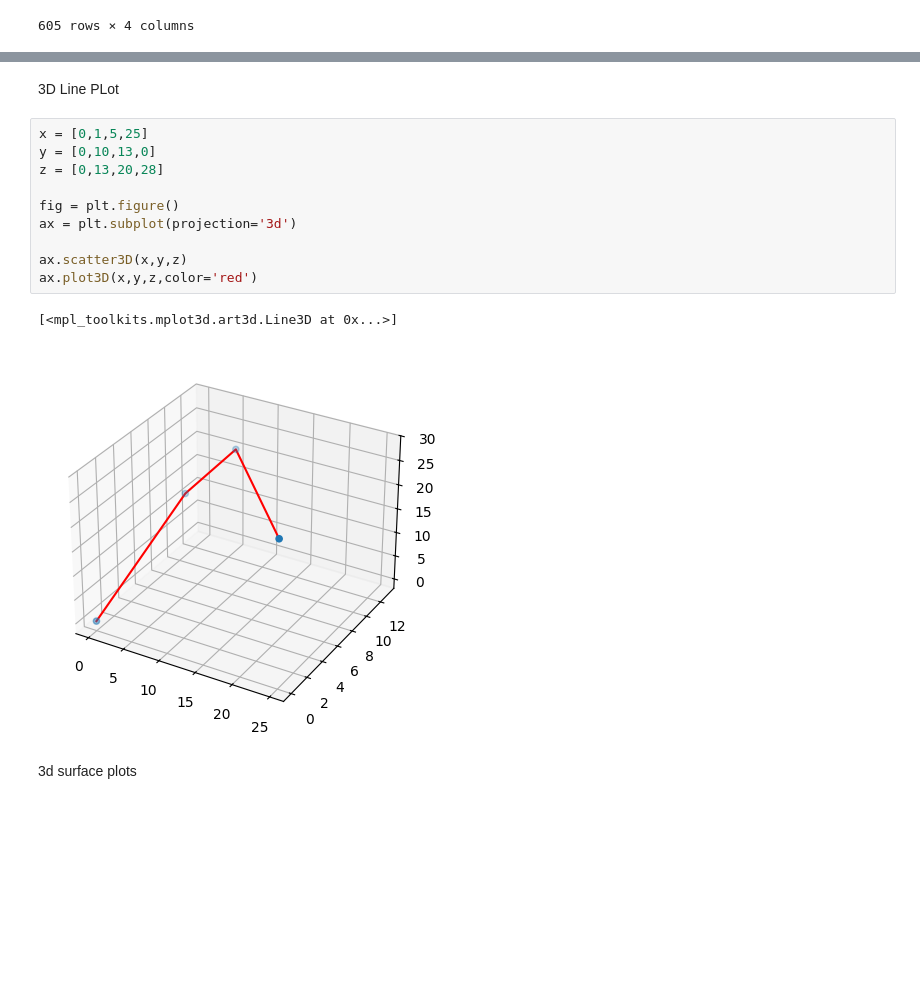
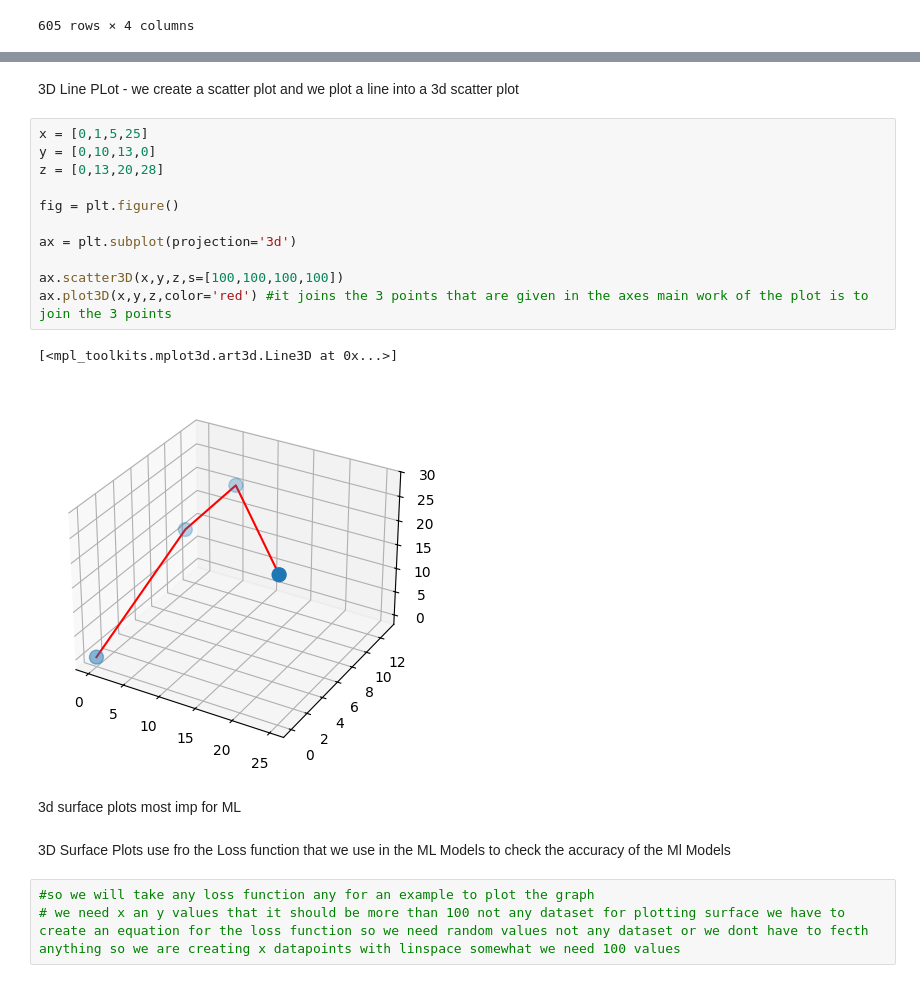
Before and after one commit to Vaidehi1005/MachineLearning, a Jupyter notebook: Matplotlib.ipynb, the cells around one changed output, grey strips where cells are left out. Drawn from its saved outputs; the diff is of its cells as text; blank space fills up the shorter version.

```diff
--- a/Matplotlib.ipynb
+++ b/Matplotlib.ipynb
@@ -773,20 +771,26 @@ ax.set_zlabel('Strike Rate')
 # %% [output]
 Text(0.5, 0, 'Strike Rate')
 [figure]
-# %% [markdown]
-3D Line PLot
+# %% [markdown]
+3D Line PLot - we create a scatter plot  and we plot a line into a 3d scatter plot
 # %%
 x = [0,1,5,25]
 y = [0,10,13,0]
 z = [0,13,20,28]
 
 fig = plt.figure()
+
 ax = plt.subplot(projection='3d')
 
-ax.scatter3D(x,y,z)
-ax.plot3D(x,y,z,color='red')
+ax.scatter3D(x,y,z,s=[100,100,100,100])
+ax.plot3D(x,y,z,color='red') #it joins the 3 points that are given in the axes main work of the plot is to join the 3 points
 # %% [output]
 [<mpl_toolkits.mplot3d.art3d.Line3D at 0x...>]
-[figure, old version]
+[figure, new version]
 # %% [markdown]
-3d surface plots
+3d surface plots most imp for ML
+# %% [markdown]
+3D Surface Plots use fro the Loss function that we use in the ML Models to check the accuracy of the Ml Models
+# %%
+#so we will take any loss function any for an example to plot the graph
+# we need x an y values that it should be more than 100 not any dataset for plotting surface we have to create an equation for the loss function so we need random values not any dataset or we dont have to fecth anything so we are creating x datapoints with linspace somewhat we need 100 values
```
Also changed, not shown: parts of 10 cells of this notebook.
